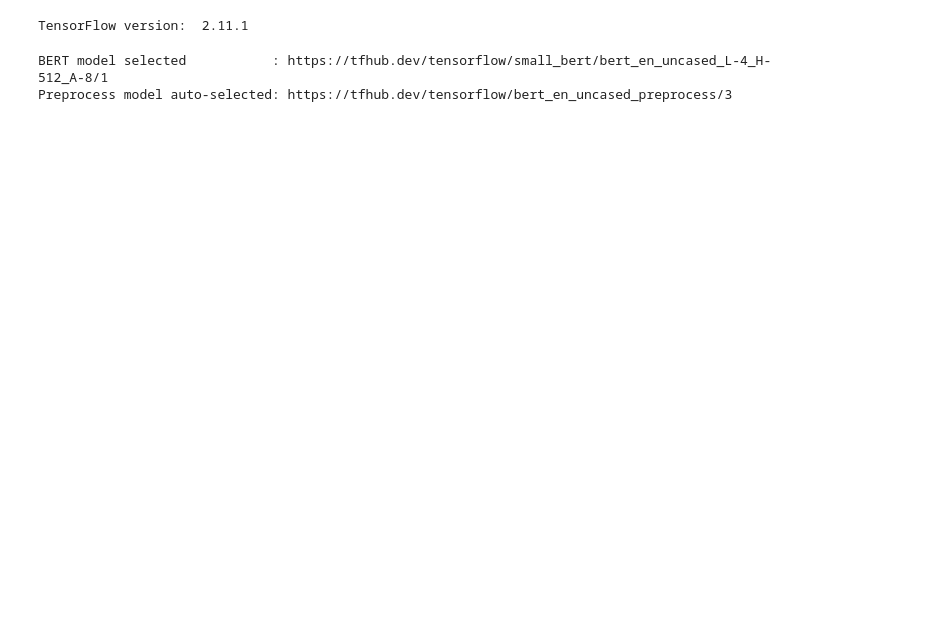
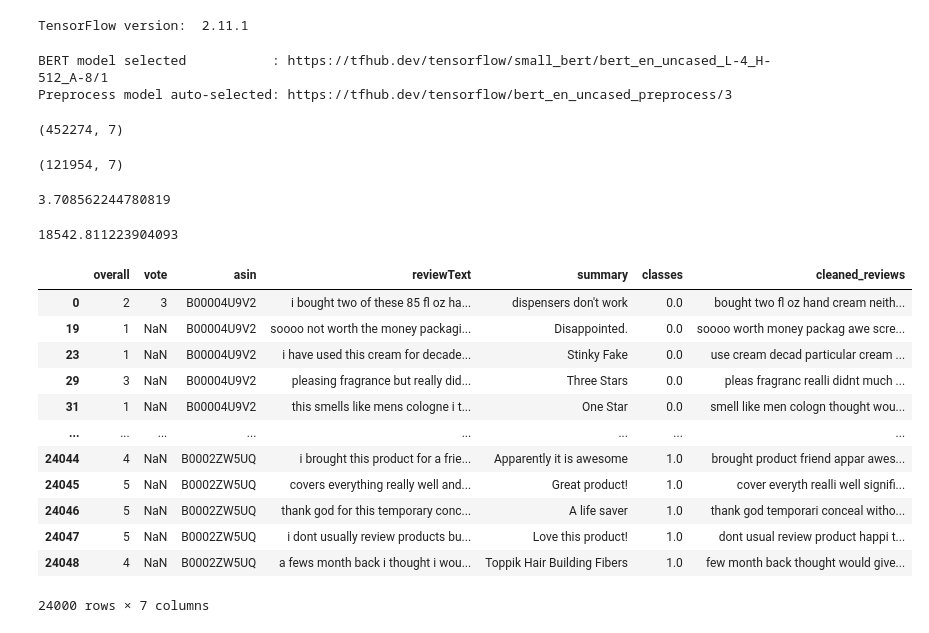
Before and after one commit to bajajraj/FI824AmazonReviewAnalysis, a Jupyter notebook: FI824FinalProject.ipynb, the cells around one changed output. Saved outputs shown, nothing was run; the diff lists cells and outputs as text; code cells hidden in the pictures; blank space fills up the shorter version.

```diff
--- a/FI824FinalProject.ipynb
+++ b/FI824FinalProject.ipynb
@@ -240,3 +269,45 @@ print(f'Preprocess model auto-selected: {tfhub_handle_preprocess}')
 # %% [output]
 BERT model selected           : https://tfhub.dev/tensorflow/small_bert/bert_en_uncased_L-4_H-512_A-8/1
 Preprocess model auto-selected: https://tfhub.dev/tensorflow/bert_en_uncased_preprocess/3
+# %%
+positive_data = luxury_df.loc[luxury_df['classes'] == 1.0]
+positive_data.shape
+# %% [output]
+(452274, 7)
+# %%
+negative_data = luxury_df.loc[luxury_df['classes'] == 0.0]
+negative_data.shape
+# %% [output]
+(121954, 7)
+# %%
+ratio = positive_data.shape[0] / negative_data.shape[0]
+print(ratio)
+# %% [output]
+3.708562244780819
+# %%
+positive_number_data = 5000 * ratio
+print(positive_number_data)
+# %% [output]
+18542.811223904093
+# %%
+positive_data = positive_data.iloc[:19000]
+negative_data = negative_data.iloc[:5000]
+# %%
+luxury_df = luxury_df[luxury_df['classes'] != 1.0]
+frames = [luxury_df, positive_data]
+luxury_df = pd.concat(frames)
+luxury_df
+# %% [output]
+|  | overall | vote | asin | reviewText | summary | classes | cleaned_reviews |
+| 0 | 2 | 3 | B00004U9V2 | i bought two of these 85 fl oz ha... | dispensers don't work | 0.0 | bought two fl oz hand cream neith... |
+| 19 | 1 | NaN | B00004U9V2 | soooo not worth the money packagi... | Disappointed. | 0.0 | soooo worth money packag awe scre... |
+| 23 | 1 | NaN | B00004U9V2 | i have used this cream for decade... | Stinky Fake | 0.0 | use cream decad particular cream ... |
+| 29 | 3 | NaN | B00004U9V2 | pleasing fragrance but really did... | Three Stars | 0.0 | pleas fragranc realli didnt much ... |
+| 31 | 1 | NaN | B00004U9V2 | this smells like mens cologne i t... | One Star | 0.0 | smell like men cologn thought wou... |
+| ... | ... | ... | ... | ... | ... | ... | ... |
+| 24044 | 4 | NaN | B0002ZW5UQ | i brought this product for a frie... | Apparently it is awesome | 1.0 | brought product friend appar awes... |
+| 24045 | 5 | NaN | B0002ZW5UQ | covers everything really well and... | Great product! | 1.0 | cover everyth realli well signifi... |
+| 24046 | 5 | NaN | B0002ZW5UQ | thank god for this temporary conc... | A life saver | 1.0 | thank god temporari conceal witho... |
+| 24047 | 5 | NaN | B0002ZW5UQ | i dont usually review products bu... | Love this product! | 1.0 | dont usual review product happi t... |
+| 24048 | 4 | NaN | B0002ZW5UQ | a fews month back i thought i wou... | Toppik Hair Building Fibers | 1.0 | few month back thought would give... |
+24000 rows × 7 columns
```
Also changed, not shown: parts of 21 cells of this notebook.
